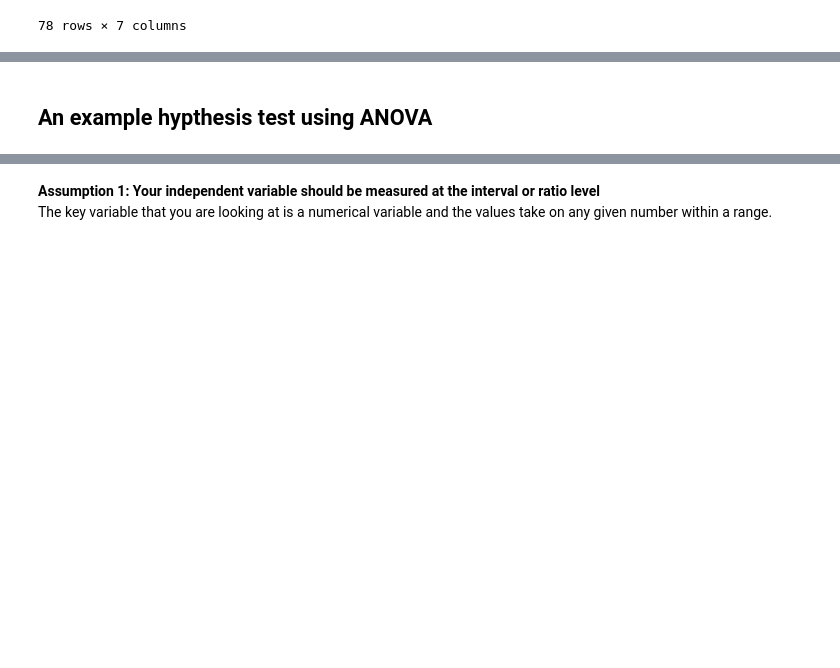
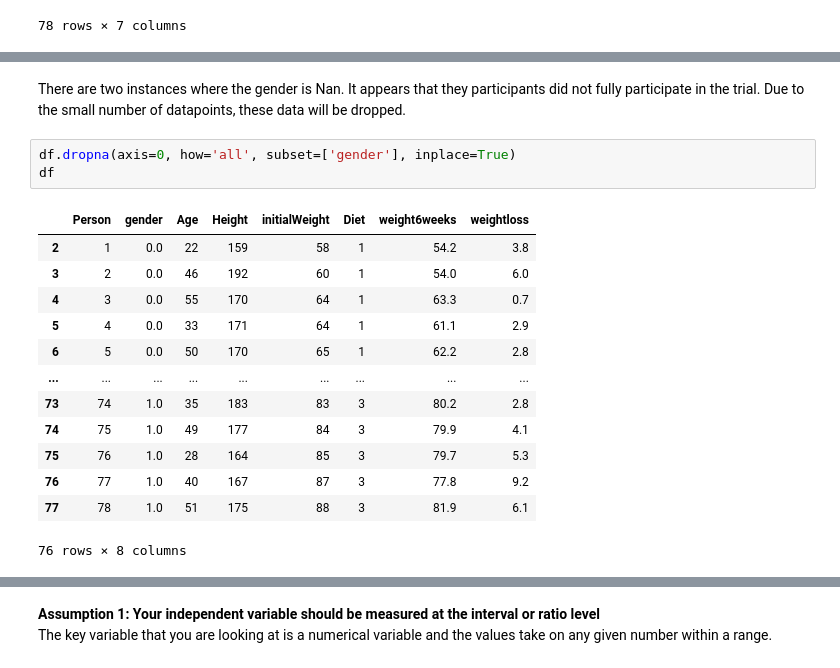
Before and after one commit to martinaobrien/machine-learning-and-statistics-assessment, a Jupyter notebook: Scipy-Stats-Jupyter-Notebook.ipynb, the cells around one changed output, grey strips where cells are left out. Saved outputs shown, nothing was run; the diff lists cells and outputs as text; blank space fills up the shorter version.

```diff
--- a/Scipy-Stats-Jupyter-Notebook.ipynb
+++ b/Scipy-Stats-Jupyter-Notebook.ipynb
@@ -138,3 +173,20 @@ weight6weeks    0
 dtype: int64
-# %% [markdown]
-## An example hypthesis test using ANOVA
+# %% [markdown]
+There are two instances where the gender is Nan. It appears that they participants did not fully participate in the trial. Due to the small number of datapoints, these data will be dropped.
+# %%
+df.dropna(axis=0, how='all', subset=['gender'], inplace=True)
+df
+# %% [output]
+|  | Person | gender | Age | Height | initialWeight | Diet | weight6weeks | weightloss |
+| 2 | 1 | 0.0 | 22 | 159 | 58 | 1 | 54.2 | 3.8 |
+| 3 | 2 | 0.0 | 46 | 192 | 60 | 1 | 54.0 | 6.0 |
+| 4 | 3 | 0.0 | 55 | 170 | 64 | 1 | 63.3 | 0.7 |
+| 5 | 4 | 0.0 | 33 | 171 | 64 | 1 | 61.1 | 2.9 |
+| 6 | 5 | 0.0 | 50 | 170 | 65 | 1 | 62.2 | 2.8 |
+| ... | ... | ... | ... | ... | ... | ... | ... | ... |
+| 73 | 74 | 1.0 | 35 | 183 | 83 | 3 | 80.2 | 2.8 |
+| 74 | 75 | 1.0 | 49 | 177 | 84 | 3 | 79.9 | 4.1 |
+| 75 | 76 | 1.0 | 28 | 164 | 85 | 3 | 79.7 | 5.3 |
+| 76 | 77 | 1.0 | 40 | 167 | 87 | 3 | 77.8 | 9.2 |
+| 77 | 78 | 1.0 | 51 | 175 | 88 | 3 | 81.9 | 6.1 |
+76 rows × 8 columns
```
Also changed, not shown: parts of 4 cells of this notebook.
